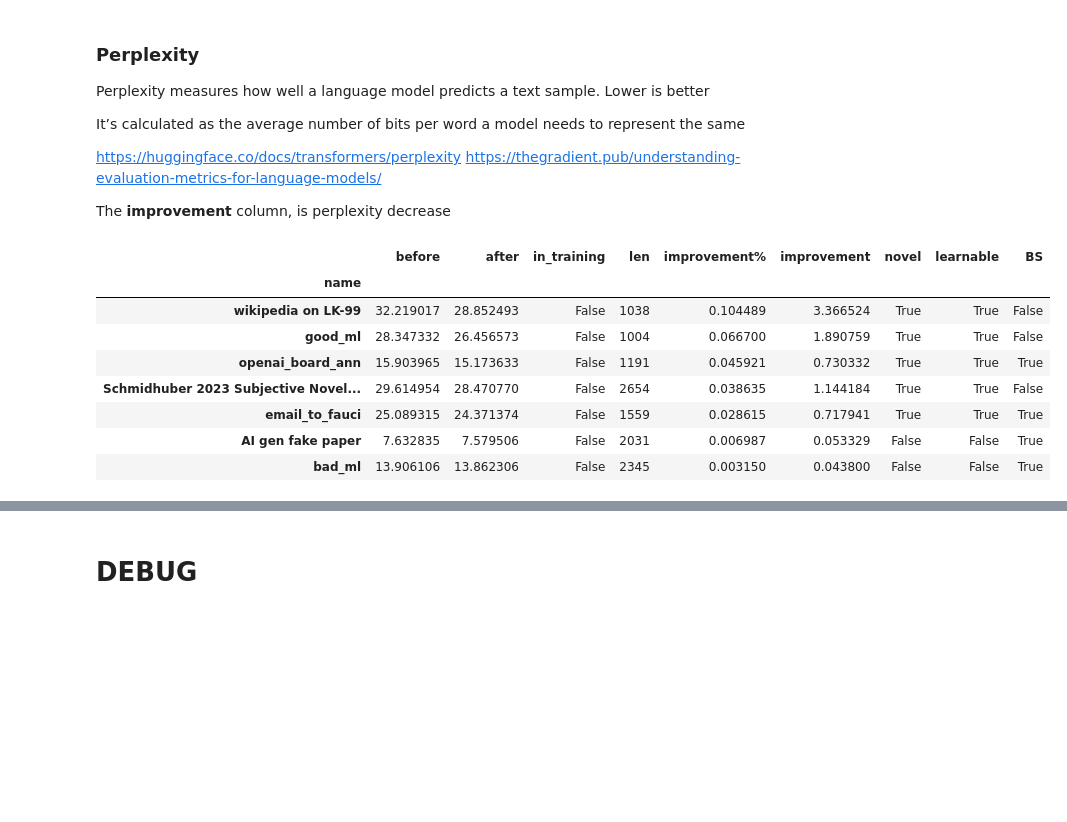
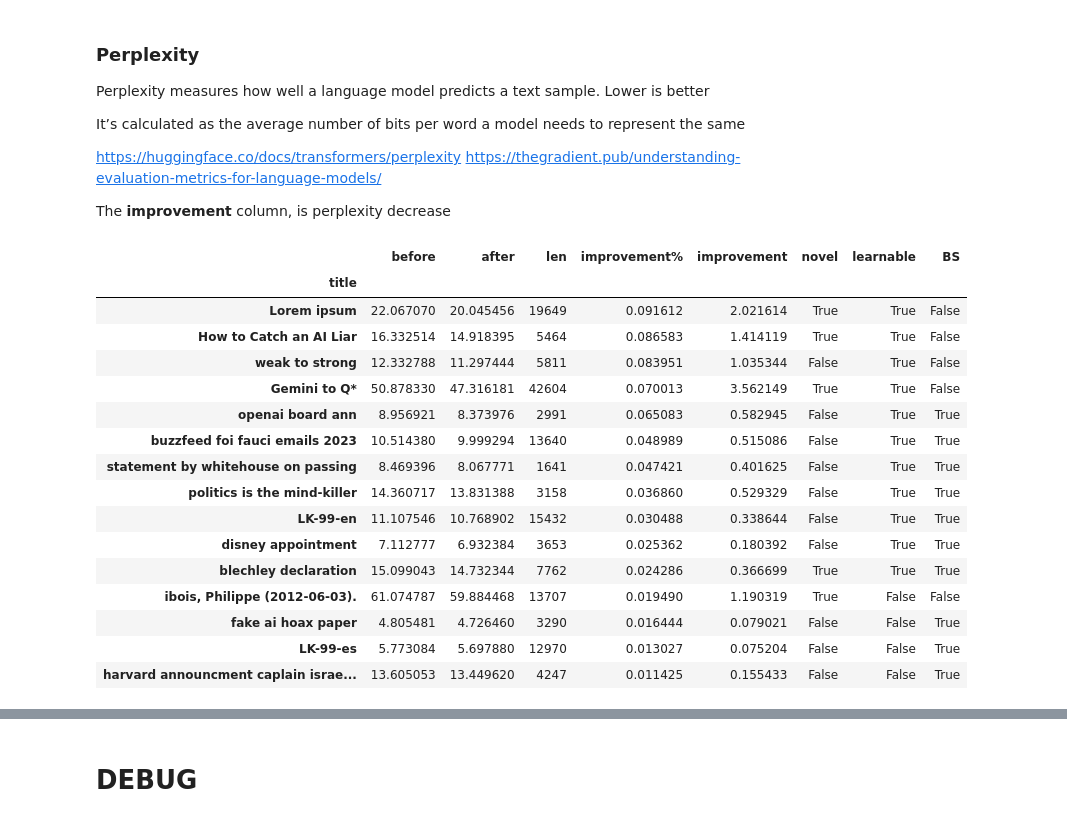
Before and after one commit to wassname/detect_bs_text, a Jupyter notebook: nbs/01_detection_using_adapter_ft.ipynb, the cells around one changed output, grey strips where cells are left out. Saved outputs shown, nothing was run; the diff lists cells and outputs as text; code cells hidden in the pictures; blank space fills up the shorter version.

Commit message:
longer samples, splitting

```diff
--- a/nbs/01_detection_using_adapter_ft.ipynb
+++ b/nbs/01_detection_using_adapter_ft.ipynb
@@ -259,6 +184,23 @@ def compute_metrics(eval_prediction):
 Trainer docs
 
 - https://huggingface.co/docs/transformers/v4.36.1/en/main_classes/trainer#transformers.Trainer
+# %%
+
+def tokenize_and_split(examples):
+    result = tokenizer(
+        examples,
+        truncation=True,
+        max_length=MAX_LEN,
+        return_overflowing_tokens=True,
+    )
+    return result
+
+# s = sample['content']
+# first_half = s[:len(s)//2]
+# second_half = s[len(s)//2:]
+# ds_train = Dataset.from_dict(tokenize_and_split([first_half]))
+# ds_val = Dataset.from_dict(tokenize_and_split([second_half]))
+# ds_train
 # %%
 def learn_sample(sample):
     # device = 'cuda'
@@ -268,11 +210,13 @@ def learn_sample(sample):
     batch_size = 1
     verbose = False
 
-    s = sample['text']
+    s = sample['content']
     first_half = s[:len(s)//2]
     second_half = s[len(s)//2:]
-    ds_train = Dataset.from_dict(tokenizer([first_half]))
-    ds_val = Dataset.from_dict(tokenizer([second_half]))
+
+    # TODO, I guess we need to window this
+    ds_train = Dataset.from_dict(tokenize_and_split([first_half]))
+    ds_val = Dataset.from_dict(tokenize_and_split([second_half]))
 
     os.environ['CUDA_VISIBLE_DEVICES']="1"
     model = reset_model(base_model)
@@ -292,7 +236,7 @@ def learn_sample(sample):
             gradient_accumulation_steps=3,
             warmup_steps=6,
             max_steps=20,
-            learning_rate=2e-3,
+            learning_rate=3e-3,
             fp16=True,
             logging_steps=1,
             output_dir="outputs",
@@ -399,30 +334,38 @@ https://thegradient.pub/understanding-evaluation-metrics-for-language-models/
 
 The **improvement** column, is perplexity decrease
 # %%
-df_res = pd.DataFrame(data).query('in_training==False')
-df_res['len'] = df_res.text.str.len()
-df_res = df_res[['before', 'after', 'name', 'in_training', 'len']].set_index('name')
+df_res = pd.DataFrame(data)
+df_res['len'] = df_res.content.str.len()
+df_res = df_res[['before', 'after', 'title',  'len']].set_index('title')
 df_res['improvement%'] = (df_res['before'] - df_res['after'])/ df_res['before']
 df_res['improvement'] = (df_res['before'] - df_res['after'])
 df_res['novel'] = df_res['before'] > 15
 df_res['learnable'] = df_res['improvement%'] > 0.02
 
 # We can measure the final score using learnable * novel
 # df_res['BS'] = ~df_res['learnable'] | ~df_res['novel']
 # Or just absolute perplexity improvement
 df_res['BS'] = df_res['improvement'] < 1
 df_res = df_res.sort_values('improvement%', ascending=False)
 df_res
 # %% [output]
-|  | before | after | in_training | len | improvement% | improvement | novel | learnable | BS |
-| name |  |  |  |  |  |  |  |  |  |
-| wikipedia on LK-99 | 32.219017 | 28.852493 | False | 1038 | 0.104489 | 3.366524 | True | True | False |
-| good_ml | 28.347332 | 26.456573 | False | 1004 | 0.066700 | 1.890759 | True | True | False |
-| openai_board_ann | 15.903965 | 15.173633 | False | 1191 | 0.045921 | 0.730332 | True | True | True |
-| Schmidhuber 2023 Subjective Novel... | 29.614954 | 28.470770 | False | 2654 | 0.038635 | 1.144184 | True | True | False |
-| email_to_fauci | 25.089315 | 24.371374 | False | 1559 | 0.028615 | 0.717941 | True | True | True |
-| AI gen fake paper | 7.632835 | 7.579506 | False | 2031 | 0.006987 | 0.053329 | False | False | True |
-| bad_ml | 13.906106 | 13.862306 | False | 2345 | 0.003150 | 0.043800 | False | False | True |
+|  | before | after | len | improvement% | improvement | novel | learnable | BS |
+| title |  |  |  |  |  |  |  |  |
+| Lorem ipsum | 22.067070 | 20.045456 | 19649 | 0.091612 | 2.021614 | True | True | False |
+| How to Catch an AI Liar | 16.332514 | 14.918395 | 5464 | 0.086583 | 1.414119 | True | True | False |
+| weak to strong | 12.332788 | 11.297444 | 5811 | 0.083951 | 1.035344 | False | True | False |
+| Gemini to Q* | 50.878330 | 47.316181 | 42604 | 0.070013 | 3.562149 | True | True | False |
+| openai board ann | 8.956921 | 8.373976 | 2991 | 0.065083 | 0.582945 | False | True | True |
+| buzzfeed foi fauci emails 2023 | 10.514380 | 9.999294 | 13640 | 0.048989 | 0.515086 | False | True | True |
+| statement by whitehouse on passing | 8.469396 | 8.067771 | 1641 | 0.047421 | 0.401625 | False | True | True |
+| politics is the mind-killer | 14.360717 | 13.831388 | 3158 | 0.036860 | 0.529329 | False | True | True |
+| LK-99-en | 11.107546 | 10.768902 | 15432 | 0.030488 | 0.338644 | False | True | True |
+| disney appointment | 7.112777 | 6.932384 | 3653 | 0.025362 | 0.180392 | False | True | True |
+| blechley declaration | 15.099043 | 14.732344 | 7762 | 0.024286 | 0.366699 | True | True | True |
+| ibois, Philippe (2012-06-03). | 61.074787 | 59.884468 | 13707 | 0.019490 | 1.190319 | True | False | False |
+| fake ai hoax paper | 4.805481 | 4.726460 | 3290 | 0.016444 | 0.079021 | False | False | True |
+| LK-99-es | 5.773084 | 5.697880 | 12970 | 0.013027 | 0.075204 | False | False | True |
+| harvard announcment caplain israe... | 13.605053 | 13.449620 | 4247 | 0.011425 | 0.155433 | False | False | True |
 # %%
 print(df_res.to_markdown())
 # %% [output]
```
Also changed, not shown: parts of 17 cells of this notebook, 21 other files.
